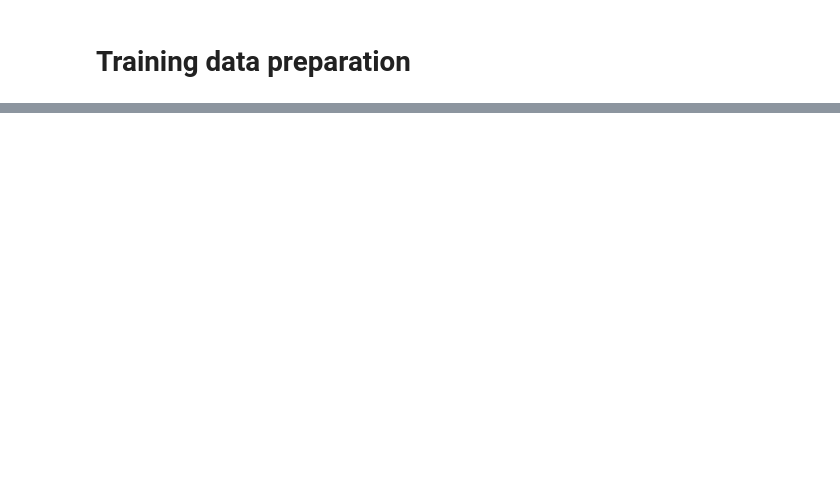
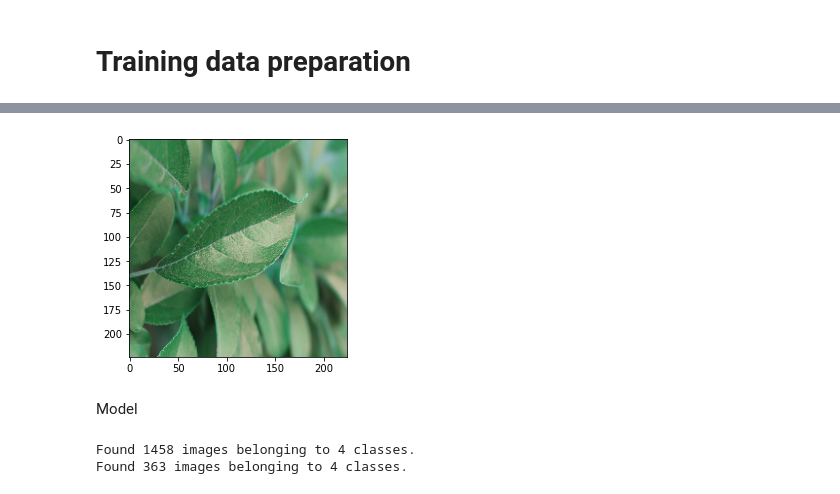
Before and after one commit to krakshak/kaggle-foliar-detection, a Jupyter notebook: foliar_diseases.ipynb, the cells around one changed output, grey strips where cells are left out. Drawn from its saved outputs; the diff is of its cells as text; code cells hidden in the pictures; blank space fills up the shorter version.

```diff
--- a/foliar_diseases.ipynb
+++ b/foliar_diseases.ipynb
@@ -34,0 +105,9 @@ train_df.head()
+# %%
+IMG_SIZE=224
+new_image=cv2.resize(old_image,(IMG_SIZE,IMG_SIZE))
+plt.imshow(new_image)
+plt.show()
+# %% [output]
+[figure, added]
+# %% [markdown]
+Model
@@ -34,0 +120,22 @@ train_df.head()
+# %%
+datagen=ImageDataGenerator(rescale=1./255,
+                                shear_range=0.2,
+                                zoom_range=0.2,
+                                horizontal_flip=True,
+                                vertical_flip=True,
+                                validation_split=0.2)
+
+
+train_datagen=datagen.flow_from_directory(r'D:\Project\foliar_disease\images\train',
+                                         target_size=(IMG_SIZE,IMG_SIZE),
+                                         batch_size=16,
+                                         class_mode='categorical',
+                                         subset='training')
+val_datagen=datagen.flow_from_directory(r'D:\Project\foliar_disease\images\train',
+                                         target_size=(IMG_SIZE,IMG_SIZE),
+                                         batch_size=16,
+                                         class_mode='categorical',
+                                         subset='validation')
+# %% [output]
+Found 1458 images belonging to 4 classes.
+Found 363 images belonging to 4 classes.
```
Also changed, not shown: parts of 15 cells of this notebook.
